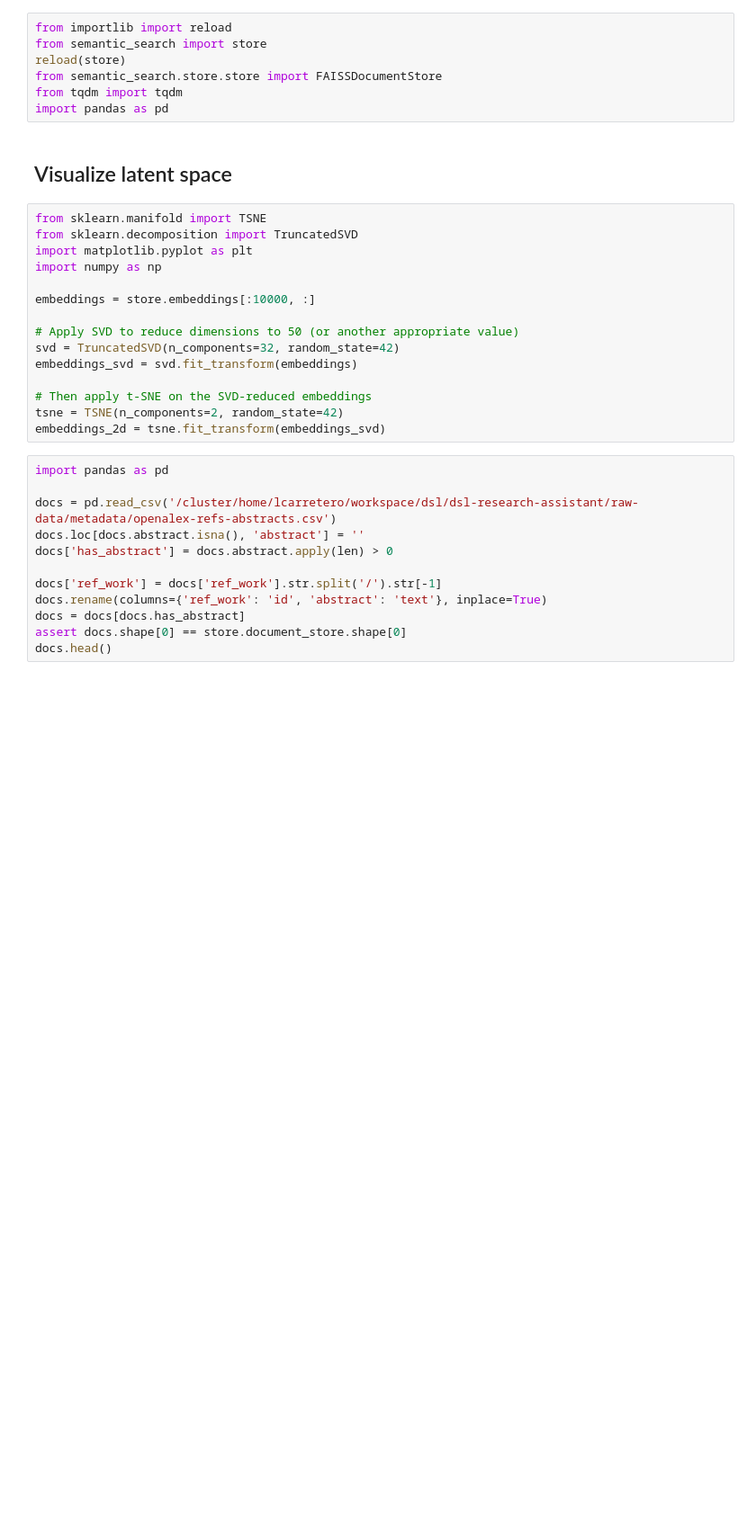
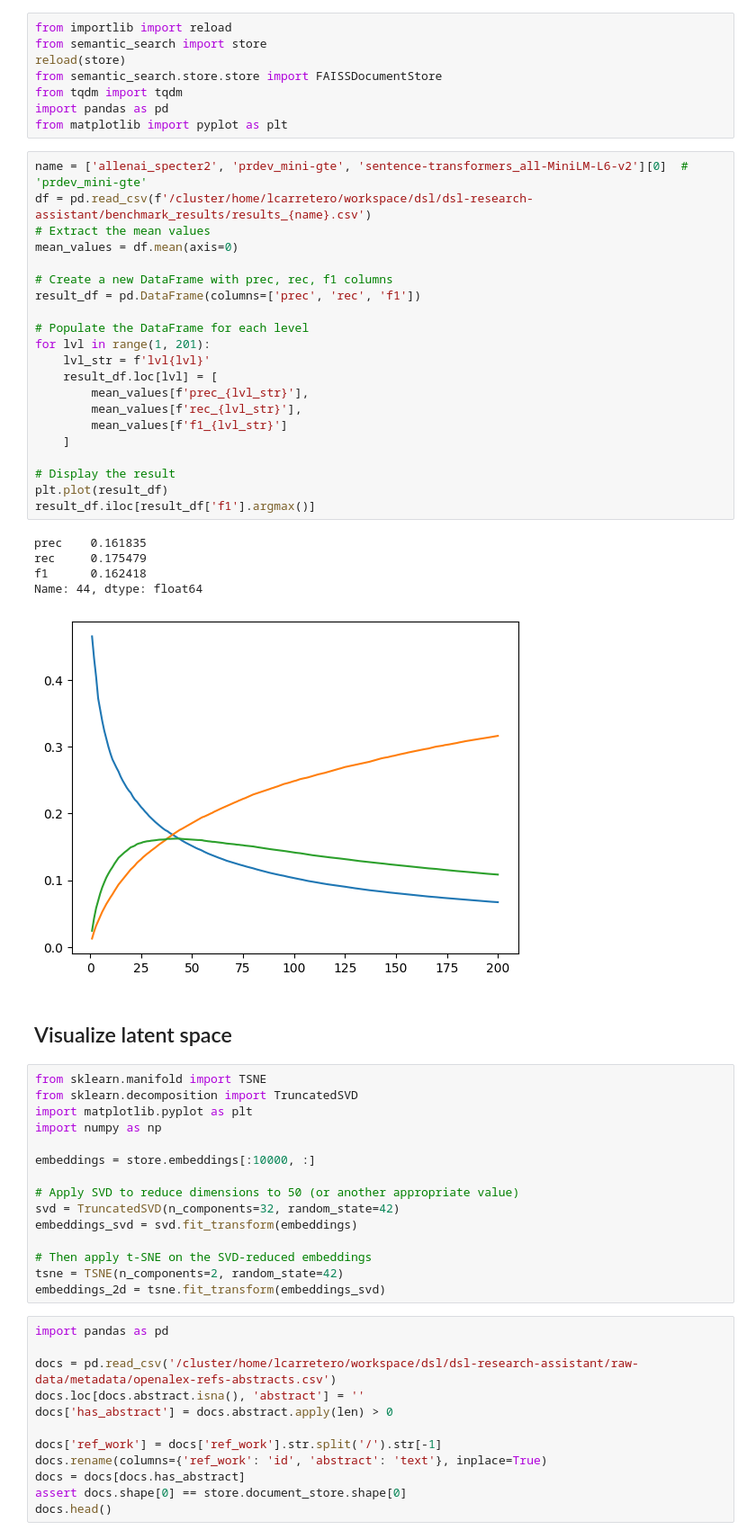
Before and after one commit to LuisCarretero/dsl-research-assistant, a Jupyter notebook: src/semantic_search/dev/benchmarking_dev.ipynb, the cells around one changed output. Shown at 90% size. Drawn from its saved outputs; the diff is of its cells as text; blank space fills up the shorter version.

```diff
--- a/src/semantic_search/dev/benchmarking_dev.ipynb
+++ b/src/semantic_search/dev/benchmarking_dev.ipynb
@@ -32,6 +35,34 @@ reload(store)
 from semantic_search.store.store import FAISSDocumentStore
 from tqdm import tqdm
 import pandas as pd
+from matplotlib import pyplot as plt
+# %%
+name = ['allenai_specter2', 'prdev_mini-gte', 'sentence-transformers_all-MiniLM-L6-v2'][0]  # 'prdev_mini-gte'
+df = pd.read_csv(f'/cluster/home/lcarretero/workspace/dsl/dsl-research-assistant/benchmark_results/results_{name}.csv')
+# Extract the mean values
+mean_values = df.mean(axis=0)
+
+# Create a new DataFrame with prec, rec, f1 columns
+result_df = pd.DataFrame(columns=['prec', 'rec', 'f1'])
+
+# Populate the DataFrame for each level
+for lvl in range(1, 201):
+    lvl_str = f'lvl{lvl}'
+    result_df.loc[lvl] = [
+        mean_values[f'prec_{lvl_str}'],
+        mean_values[f'rec_{lvl_str}'],
+        mean_values[f'f1_{lvl_str}']
+    ]
+
+# Display the result
+plt.plot(result_df)
+result_df.iloc[result_df['f1'].argmax()]
+# %% [output]
+prec    0.161835
+rec     0.175479
+f1      0.162418
+Name: 44, dtype: float64
+[figure, added]
 # %% [markdown]
 ## Visualize latent space
 # %%
```
Also changed, not shown: parts of 1 cell of this notebook, 3 other files.
